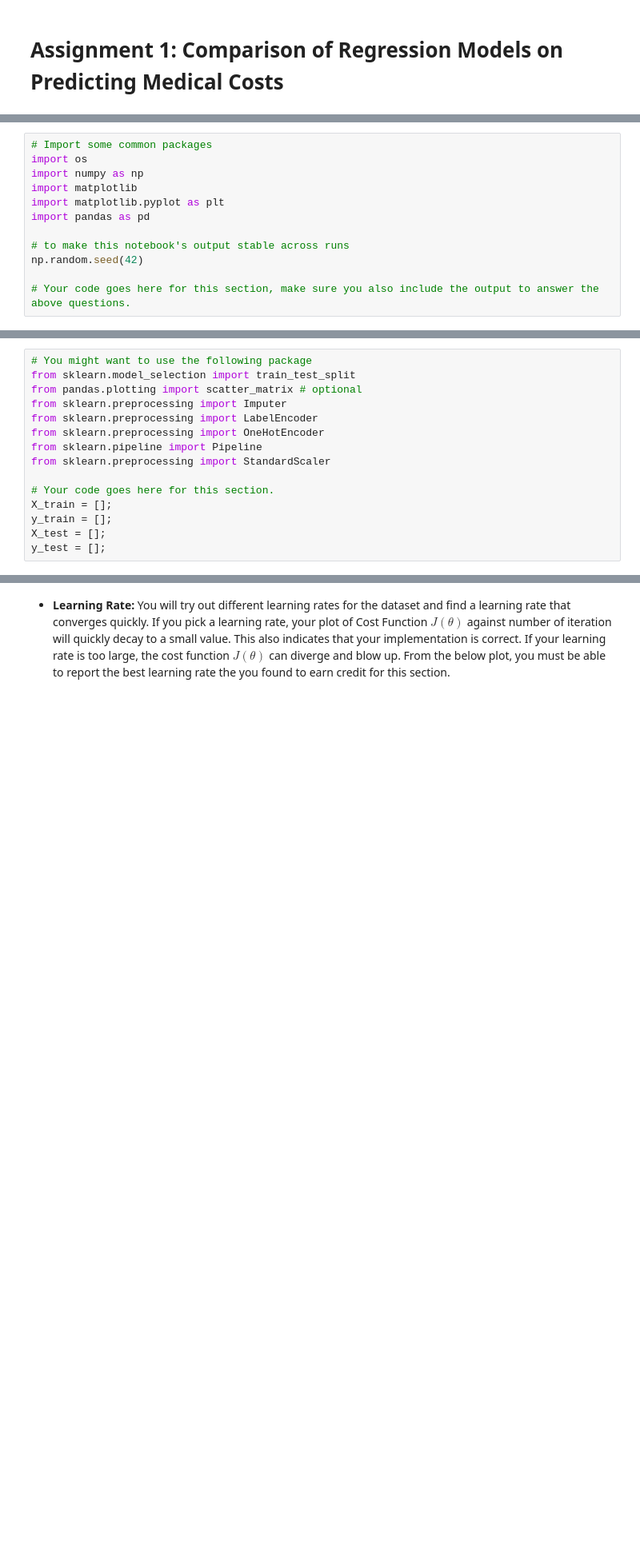
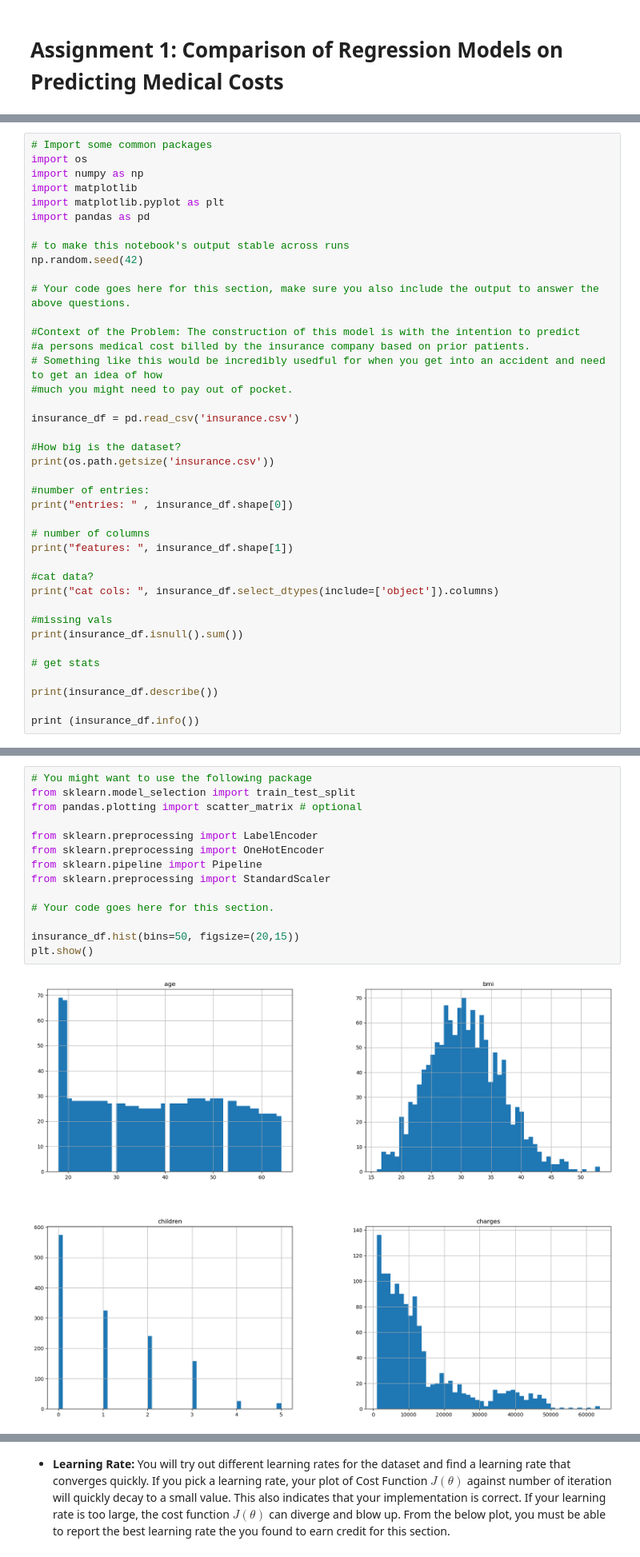
Before and after one commit to eva-butler/CS4774, a Jupyter notebook: Assignment1/sae9fp_Assignment_1.ipynb, the cells around one changed output, grey strips where cells are left out. Shown: that part at 80% size. Cells and saved outputs as stored; diff of their text form; blank space fills up the shorter version.

```diff
--- a/Assignment1/sae9fp_Assignment_1.ipynb
+++ b/Assignment1/sae9fp_Assignment_1.ipynb
@@ -33,3 +33,31 @@ import pandas as pd
 np.random.seed(42)
 
 # Your code goes here for this section, make sure you also include the output to answer the above questions.
+
+#Context of the Problem: The construction of this model is with the intention to predict
+#a persons medical cost billed by the insurance company based on prior patients.
+# Something like this would be incredibly usedful for when you get into an accident and need to get an idea of how
+#much you might need to pay out of pocket.
+
+insurance_df = pd.read_csv('insurance.csv')
+
+#How big is the dataset?
+print(os.path.getsize('insurance.csv'))
+
+#number of entries:
+print("entries: " , insurance_df.shape[0])
+
+# number of columns
+print("features: ", insurance_df.shape[1])
+
+#cat data?
+print("cat cols: ", insurance_df.select_dtypes(include=['object']).columns)
+
+#missing vals
+print(insurance_df.isnull().sum())
+
+# get stats
+
+print(insurance_df.describe())
+
+print (insurance_df.info())
@@ -50,15 +96,16 @@ np.random.seed(42)
 # %%
 # You might want to use the following package
 from sklearn.model_selection import train_test_split
 from pandas.plotting import scatter_matrix # optional
-from sklearn.preprocessing import Imputer
+
 from sklearn.preprocessing import LabelEncoder
 from sklearn.preprocessing import OneHotEncoder
 from sklearn.pipeline import Pipeline
 from sklearn.preprocessing import StandardScaler
 
 # Your code goes here for this section.
-X_train = [];
-y_train = [];
-X_test = [];
-y_test = [];
+
+insurance_df.hist(bins=50, figsize=(20,15))
+plt.show()
+# %% [output]
+[figure, added]
```
Also changed, not shown: parts of 6 cells of this notebook, 1 other file.
